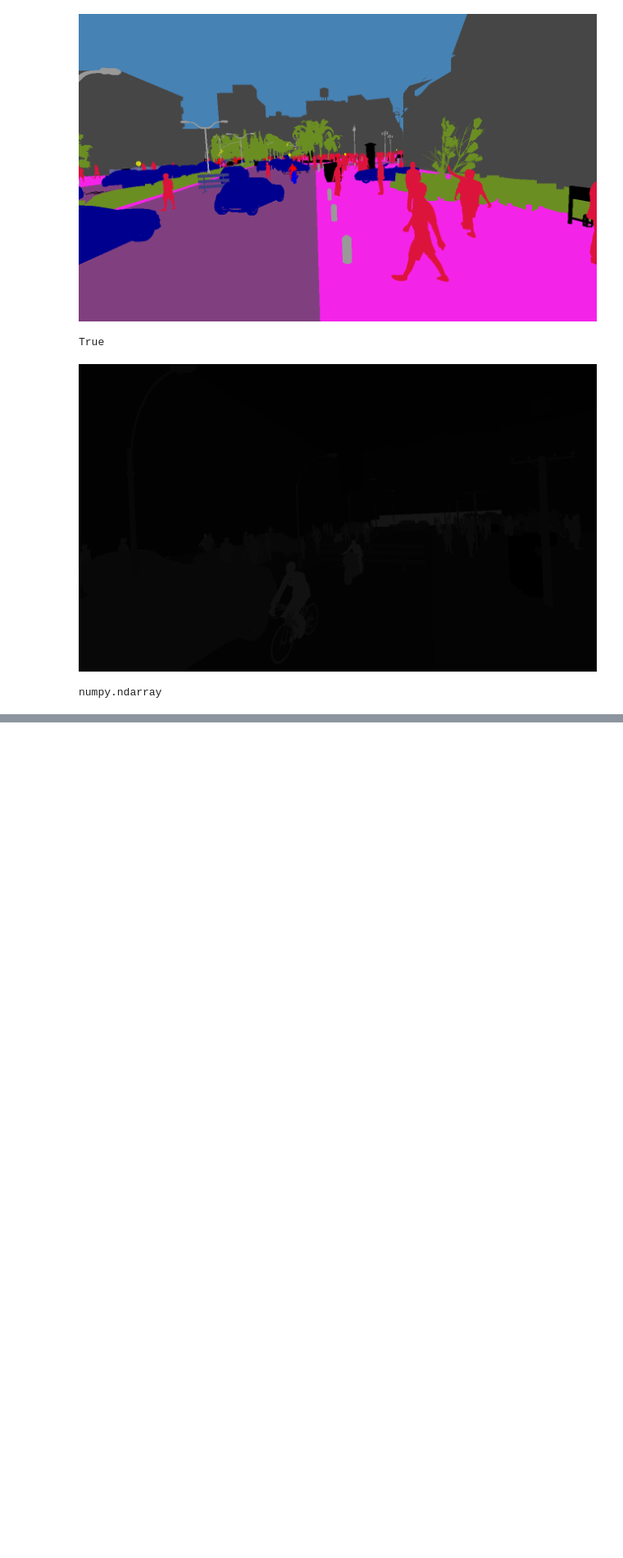
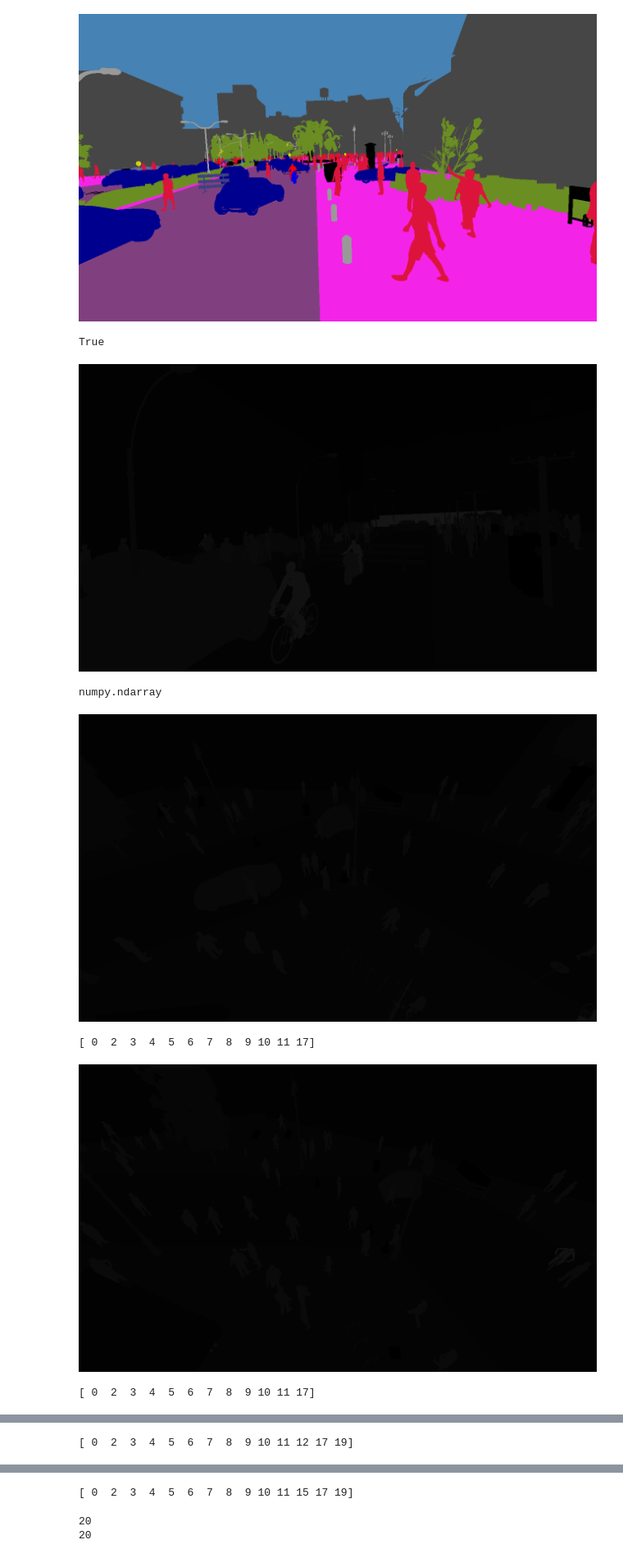
Before and after one commit to JackStelling/BiasMitigation, a Jupyter notebook: LNTL/utils/preprocess_SYNTHIA.ipynb, the cells around one changed output, grey strips where cells are left out. Shown at 82% size. Cells and saved outputs as stored; diff of their text form; code cells hidden in the pictures; blank space fills up the shorter version.

```diff
--- a/LNTL/utils/preprocess_SYNTHIA.ipynb
+++ b/LNTL/utils/preprocess_SYNTHIA.ipynb
@@ -150,7 +146,0 @@ NameError: ignored
-# %%
-import pickle
-
-with open(gt_path + "/class_weights.pkl", "wb") as file:
-    pickle.dump(class_weights, file)
-
-print('Proceedure Complete!')
@@ -327,7 +317,7 @@ img_val = '/content/drive/MyDrive/BiasMitigation/Datasets/SYNTHIA/RGB/val'
 gt_val = '/content/drive/MyDrive/BiasMitigation/Datasets/SYNTHIA/GT/LABELS/val'
 # %%
 import numpy as np
-gt_train = gt_train = '/content/drive/MyDrive/BiasMitigation/Datasets/SYNTHIA/GT/LABELS'
+gt_train = '/content/drive/MyDrive/BiasMitigation/Datasets/SYNTHIA/GT/LABELS'
 test_label_image = sorted(os.listdir(gt_train))[1]
 
 print(test_label_image)
@@ -597,3 +587,22 @@ cv2_imshow(gt_label[:,:,0])
 type(gt_label)
 # %% [output]
 numpy.ndarray
+# %%
+## We must read in all the label images and change the values from 0 - 22 to 0-19 for the network to work:
+
+files = os.listdir(gt_train)
+
+counter = 0
+for file in files:
+    counter += 1
+    img = cv2.imread(gt_train + '/' + file)
+    cv2_imshow(img)
+    print(np.unique(img))
+
+    if counter == 4:
+        break
+# %% [output]
+[figure, added]
+[ 0  2  3  4  5  6  7  8  9 10 11 17]
+[figure, added]
+[ 0  2  3  4  5  6  7  8  9 10 11 17]
@@ -599,0 +610 @@ numpy.ndarray
+[ 0  2  3  4  5  6  7  8  9 10 11 12 17 19]
@@ -599,0 +612,12 @@ numpy.ndarray
+[ 0  2  3  4  5  6  7  8  9 10 11 15 17 19]
+# %%
+synthia_new_ids = [0,1,2,3,4,5,6,7,8,9,10,11,12,15,16,17,18,19,20,21]
+cityscapes_ids = [0,1,2,3,4,5,6,7,8,9,10,11,12,13,14,15,16,17,18,19]
+
+print(len(synthia_new_ids))
+print(len(cityscapes_ids))
+
+ids_to_cityscapes = {synthia_new_ids:cityscapes_ids for label }
+# %% [output]
+20
+20
```
Also changed, not shown: parts of 8 cells of this notebook, 22 other files.
